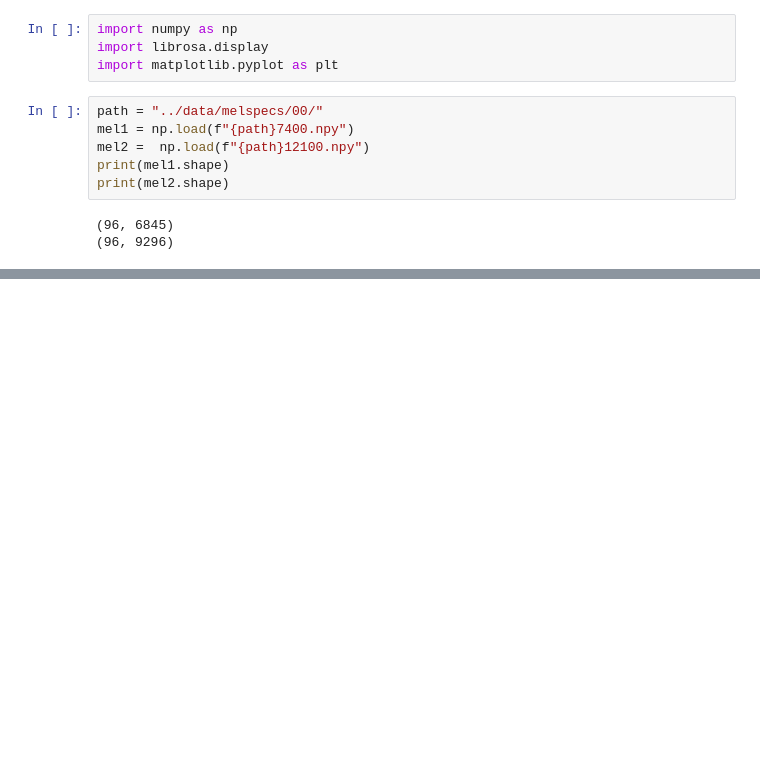
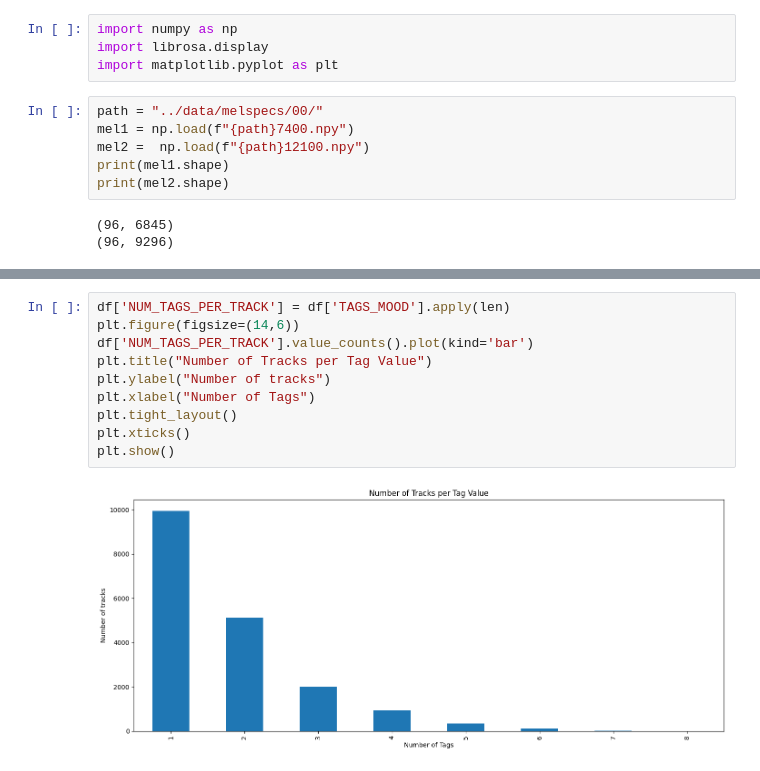
Before and after one commit to ArjunR27/csc-566-final-project, a Jupyter notebook: src/eda.ipynb, the cells around one changed output, grey strips where cells are left out. Saved outputs shown, nothing was run; the diff lists cells and outputs as text; blank space fills up the shorter version.

```diff
--- a/src/eda.ipynb
+++ b/src/eda.ipynb
@@ -26,0 +94,12 @@ plt.show()
+# %%
+df['NUM_TAGS_PER_TRACK'] = df['TAGS_MOOD'].apply(len)
+plt.figure(figsize=(14,6))
+df['NUM_TAGS_PER_TRACK'].value_counts().plot(kind='bar')
+plt.title("Number of Tracks per Tag Value")
+plt.ylabel("Number of tracks")
+plt.xlabel("Number of Tags")
+plt.tight_layout()
+plt.xticks()
+plt.show()
+# %% [output]
+[figure, added]
```
Also changed, not shown: parts of 7 cells of this notebook, 3 other files.
